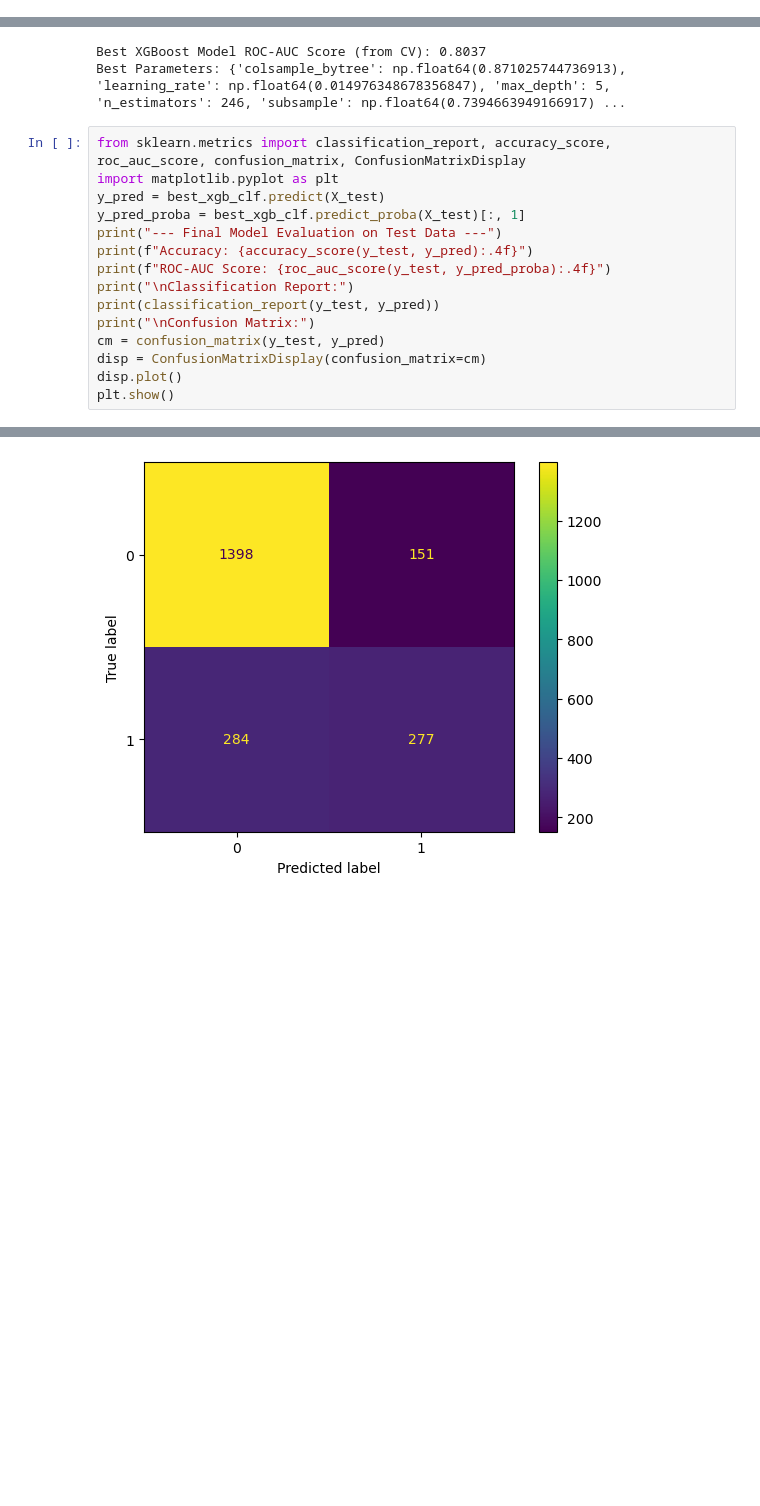
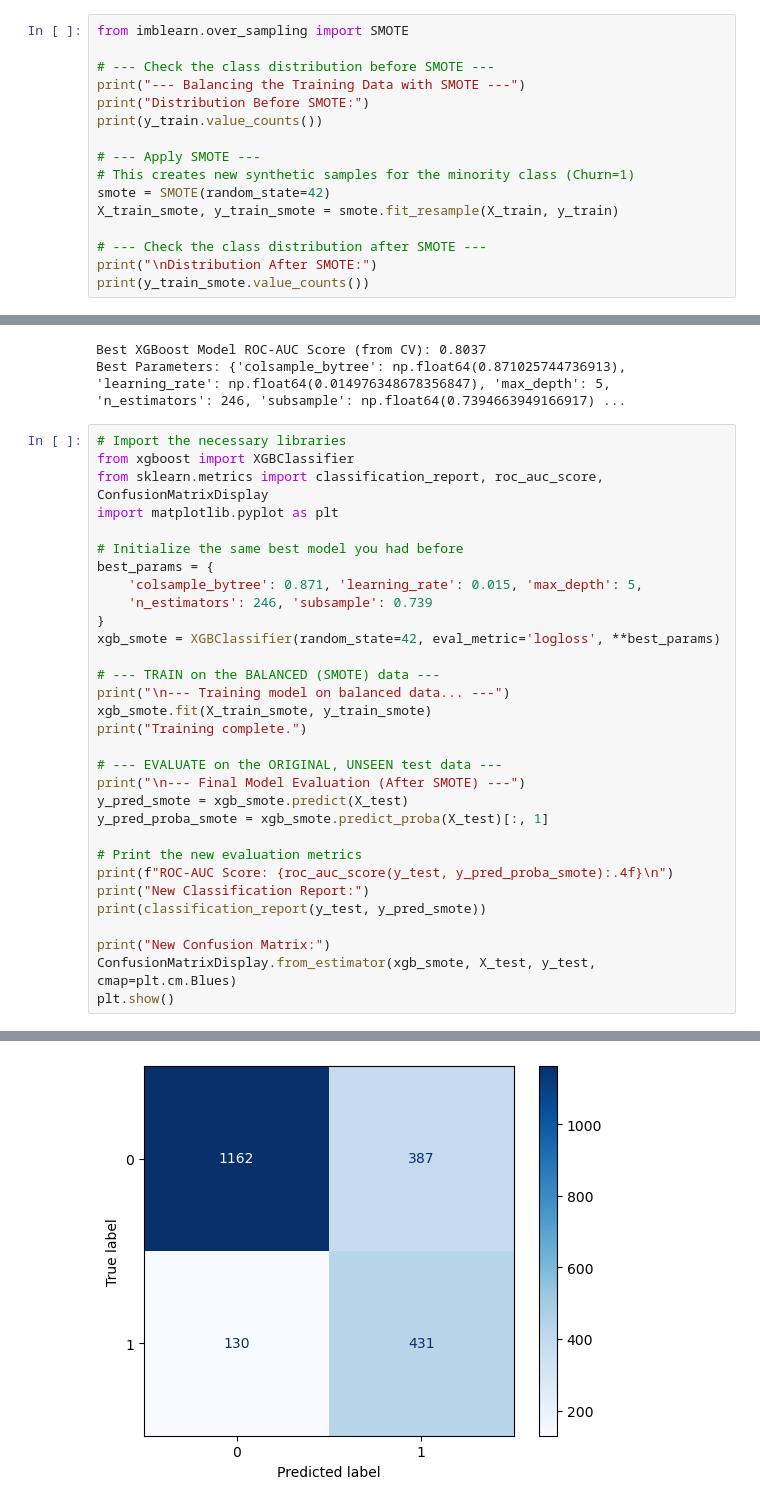
Before and after one commit to s02rayda/telcochurn, a Jupyter notebook: Churn_Prediction_Notebook.ipynb, the cells around one changed output, grey strips where cells are left out. Cells and saved outputs as stored; diff of their text form; blank space fills up the shorter version.

Commit message:
elevated in the recall and precision values through method like stratify and SMOTE

```diff
--- a/Churn_Prediction_Notebook.ipynb
+++ b/Churn_Prediction_Notebook.ipynb
@@ -236,2 +245,18 @@ X_test shape: (2110, 23)
 Proportion of Churn in y_train: 0.27
 Proportion of Churn in y_test: 0.27
+# %%
+from imblearn.over_sampling import SMOTE
+
+# --- Check the class distribution before SMOTE ---
+print("--- Balancing the Training Data with SMOTE ---")
+print("Distribution Before SMOTE:")
+print(y_train.value_counts())
+
+# --- Apply SMOTE ---
+# This creates new synthetic samples for the minority class (Churn=1)
+smote = SMOTE(random_state=42)
+X_train_smote, y_train_smote = smote.fit_resample(X_train, y_train)
+
+# --- Check the class distribution after SMOTE ---
+print("\nDistribution After SMOTE:")
+print(y_train_smote.value_counts())
@@ -313,18 +351,34 @@ Note: You have installed the 'manylinux2014' variant of XGBoost. Certain feature
 Best XGBoost Model ROC-AUC Score (from CV): 0.8037
 Best Parameters: {'colsample_bytree': np.float64(0.871025744736913), 'learning_rate': np.float64(0.014976348678356847), 'max_depth': 5, 'n_estimators': 246, 'subsample': np.float64(0.7394663949166917) ...
 # %%
-from sklearn.metrics import classification_report, accuracy_score, roc_auc_score, confusion_matrix, ConfusionMatrixDisplay
+# Import the necessary libraries
+from xgboost import XGBClassifier
+from sklearn.metrics import classification_report, roc_auc_score, ConfusionMatrixDisplay
 import matplotlib.pyplot as plt
-y_pred = best_xgb_clf.predict(X_test)
-y_pred_proba = best_xgb_clf.predict_proba(X_test)[:, 1]
-print("--- Final Model Evaluation on Test Data ---")
-print(f"Accuracy: {accuracy_score(y_test, y_pred):.4f}")
-print(f"ROC-AUC Score: {roc_auc_score(y_test, y_pred_proba):.4f}")
-print("\nClassification Report:")
-print(classification_report(y_test, y_pred))
-print("\nConfusion Matrix:")
-cm = confusion_matrix(y_test, y_pred)
-disp = ConfusionMatrixDisplay(confusion_matrix=cm)
-disp.plot()
+
+# Initialize the same best model you had before
+best_params = {
+    'colsample_bytree': 0.871, 'learning_rate': 0.015, 'max_depth': 5,
+    'n_estimators': 246, 'subsample': 0.739
+}
+xgb_smote = XGBClassifier(random_state=42, eval_metric='logloss', **best_params)
+
+# --- TRAIN on the BALANCED (SMOTE) data ---
+print("\n--- Training model on balanced data... ---")
+xgb_smote.fit(X_train_smote, y_train_smote)
+print("Training complete.")
+
+# --- EVALUATE on the ORIGINAL, UNSEEN test data ---
+print("\n--- Final Model Evaluation (After SMOTE) ---")
+y_pred_smote = xgb_smote.predict(X_test)
+y_pred_proba_smote = xgb_smote.predict_proba(X_test)[:, 1]
+
+# Print the new evaluation metrics
+print(f"ROC-AUC Score: {roc_auc_score(y_test, y_pred_proba_smote):.4f}\n")
+print("New Classification Report:")
+print(classification_report(y_test, y_pred_smote))
+
+print("New Confusion Matrix:")
+ConfusionMatrixDisplay.from_estimator(xgb_smote, X_test, y_test, cmap=plt.cm.Blues)
 plt.show()
 # %% [output]
@@ -347 +402 @@ Confusion Matrix:
-[figure, old version]
+[figure, new version]
```
Also changed, not shown: parts of 4 cells of this notebook.
